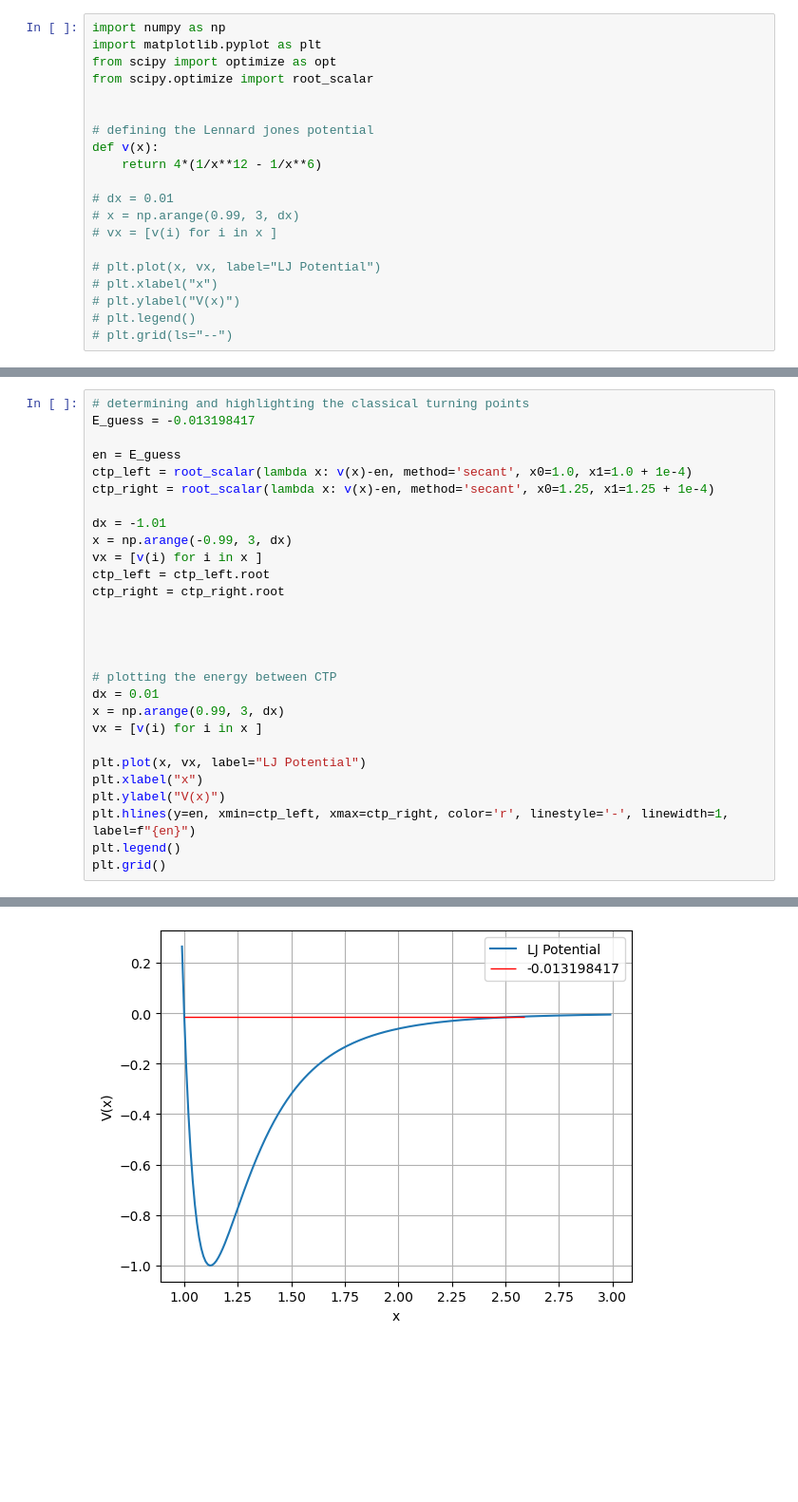
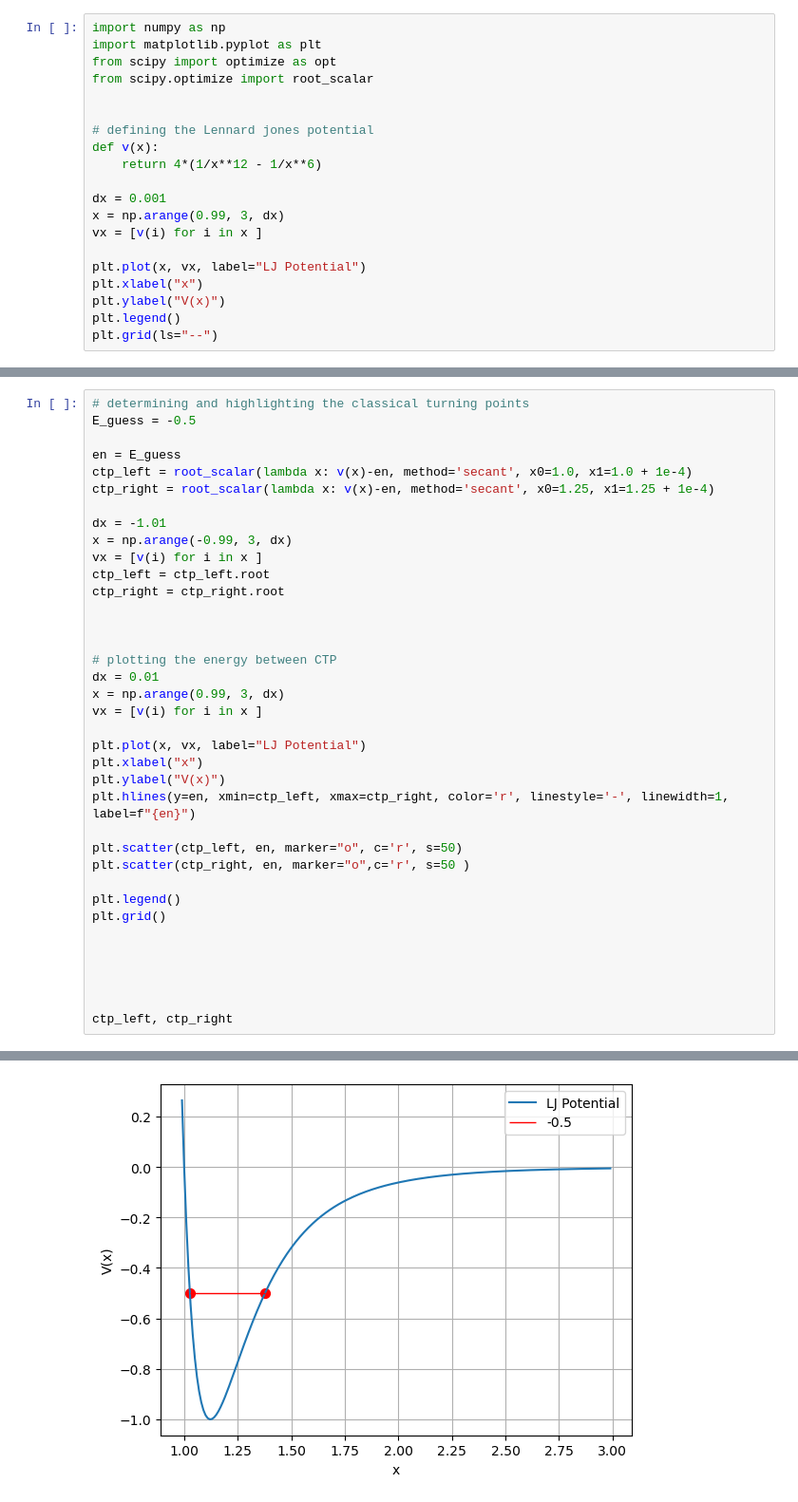
Before and after one commit to SoumyajeetMazumdar/CQMPP, a Jupyter notebook: #4/Q4_LJdimers.ipynb, the cells around one changed output, grey strips where cells are left out. Shown: that part at 95% size. Saved outputs shown, nothing was run; the diff lists cells and outputs as text; blank space fills up the shorter version.

```diff
--- a/#4/Q4_LJdimers.ipynb
+++ b/#4/Q4_LJdimers.ipynb
@@ -9,20 +9,20 @@ from scipy.optimize import root_scalar
 def v(x):
     return 4*(1/x**12 - 1/x**6)
 
-# dx = 0.01
-# x = np.arange(0.99, 3, dx)
-# vx = [v(i) for i in x ]
+dx = 0.001
+x = np.arange(0.99, 3, dx)
+vx = [v(i) for i in x ]
 
-# plt.plot(x, vx, label="LJ Potential")
-# plt.xlabel("x")
-# plt.ylabel("V(x)")
-# plt.legend()
-# plt.grid(ls="--")
+plt.plot(x, vx, label="LJ Potential")
+plt.xlabel("x")
+plt.ylabel("V(x)")
+plt.legend()
+plt.grid(ls="--")
 # %% [output]
 [figure]
 # %%
 # determining and highlighting the classical turning points
-E_guess = -0.013198417
+E_guess = -0.5
 
 en = E_guess
 ctp_left = root_scalar(lambda x: v(x)-en, method='secant', x0=1.0, x1=1.0 + 1e-4)
@@ -36,7 +36,6 @@ ctp_right = ctp_right.root
 
 
 
-
 # plotting the energy between CTP
 dx = 0.01
 x = np.arange(0.99, 3, dx)
@@ -46,6 +45,16 @@ plt.plot(x, vx, label="LJ Potential")
 plt.xlabel("x")
 plt.ylabel("V(x)")
 plt.hlines(y=en, xmin=ctp_left, xmax=ctp_right, color='r', linestyle='-', linewidth=1, label=f"{en}")
+
+plt.scatter(ctp_left, en, marker="o", c='r', s=50)
+plt.scatter(ctp_right, en, marker="o",c='r', s=50 )
+
 plt.legend()
 plt.grid()
+
+
+
+
+
+ctp_left, ctp_right
 # %% [output]
@@ -52 +62 @@ plt.grid()
-[figure, old version]
+[figure, new version]
```
Also changed, not shown: parts of 4 cells of this notebook, 4 other files.
